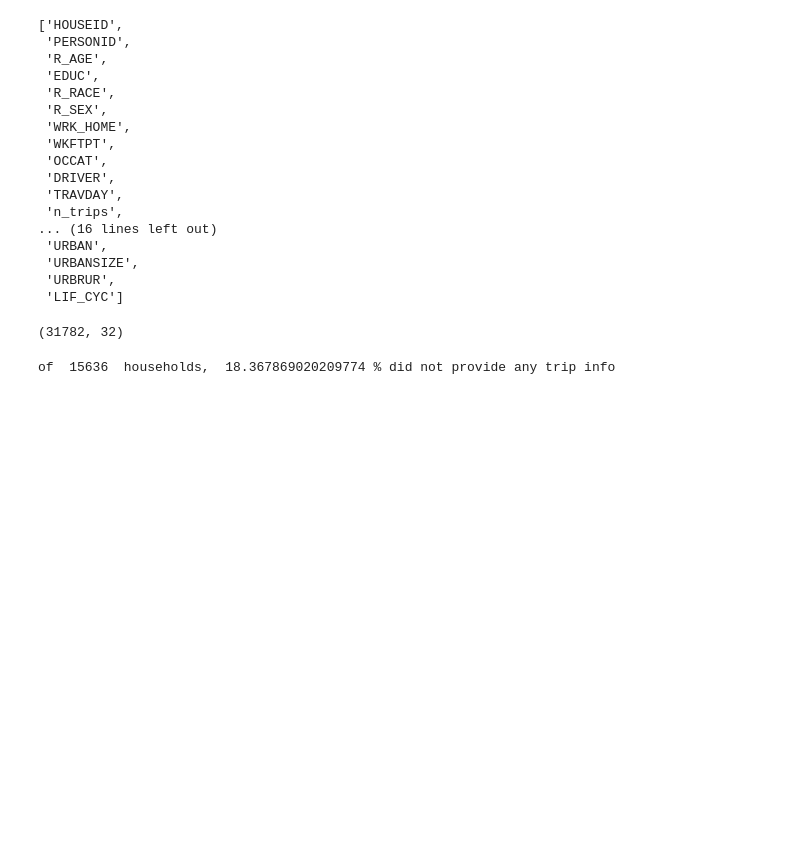
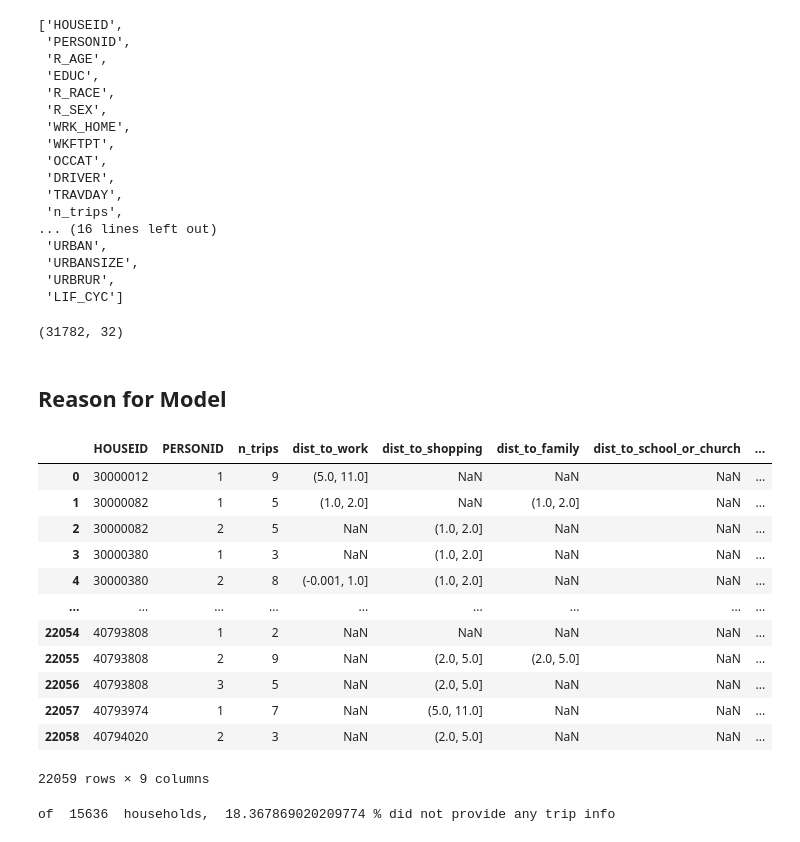
Before and after one commit to seanteohyh/AML_US_Traffic, a Jupyter notebook: NY Person Trip Predictor.ipynb, the cells around one changed output. Drawn from its saved outputs; the diff is of its cells as text; code cells hidden in the pictures; blank space fills up the shorter version.

```diff
--- a/NY Person Trip Predictor.ipynb
+++ b/NY Person Trip Predictor.ipynb
@@ -176,3 +176,21 @@ ny_trip_count = ny_trip_count.merge(trip_why_common, how = 'left',left_on = ['HO
+# %% [markdown]
+## Reason for Model
+# %%
+ny_trip_count
+# %% [output]
+|  | HOUSEID | PERSONID | n_trips | dist_to_work | dist_to_shopping | dist_to_family | dist_to_school_or_church | ... |
+| 0 | 30000012 | 1 | 9 | (5.0, 11.0] | NaN | NaN | NaN | ... |
+| 1 | 30000082 | 1 | 5 | (1.0, 2.0] | NaN | (1.0, 2.0] | NaN | ... |
+| 2 | 30000082 | 2 | 5 | NaN | (1.0, 2.0] | NaN | NaN | ... |
+| 3 | 30000380 | 1 | 3 | NaN | (1.0, 2.0] | NaN | NaN | ... |
+| 4 | 30000380 | 2 | 8 | (-0.001, 1.0] | (1.0, 2.0] | NaN | NaN | ... |
+| ... | ... | ... | ... | ... | ... | ... | ... | ... |
+| 22054 | 40793808 | 1 | 2 | NaN | NaN | NaN | NaN | ... |
+| 22055 | 40793808 | 2 | 9 | NaN | (2.0, 5.0] | (2.0, 5.0] | NaN | ... |
+| 22056 | 40793808 | 3 | 5 | NaN | (2.0, 5.0] | NaN | NaN | ... |
+| 22057 | 40793974 | 1 | 7 | NaN | (5.0, 11.0] | NaN | NaN | ... |
+| 22058 | 40794020 | 2 | 3 | NaN | (2.0, 5.0] | NaN | NaN | ... |
+22059 rows × 9 columns
 # %%
 ny_trip_check = ny_trip[['HOUSEID','PERSONID','WHYTRP90']].groupby(['HOUSEID','PERSONID']).count().reset_index()
 ny_check = nyorker.merge(ny_trip_check, how = 'left', left_on=['HOUSEID','PERSONID'],right_on=['HOUSEID','PERSONID'])
```
Also changed, not shown: parts of 5 cells of this notebook.
